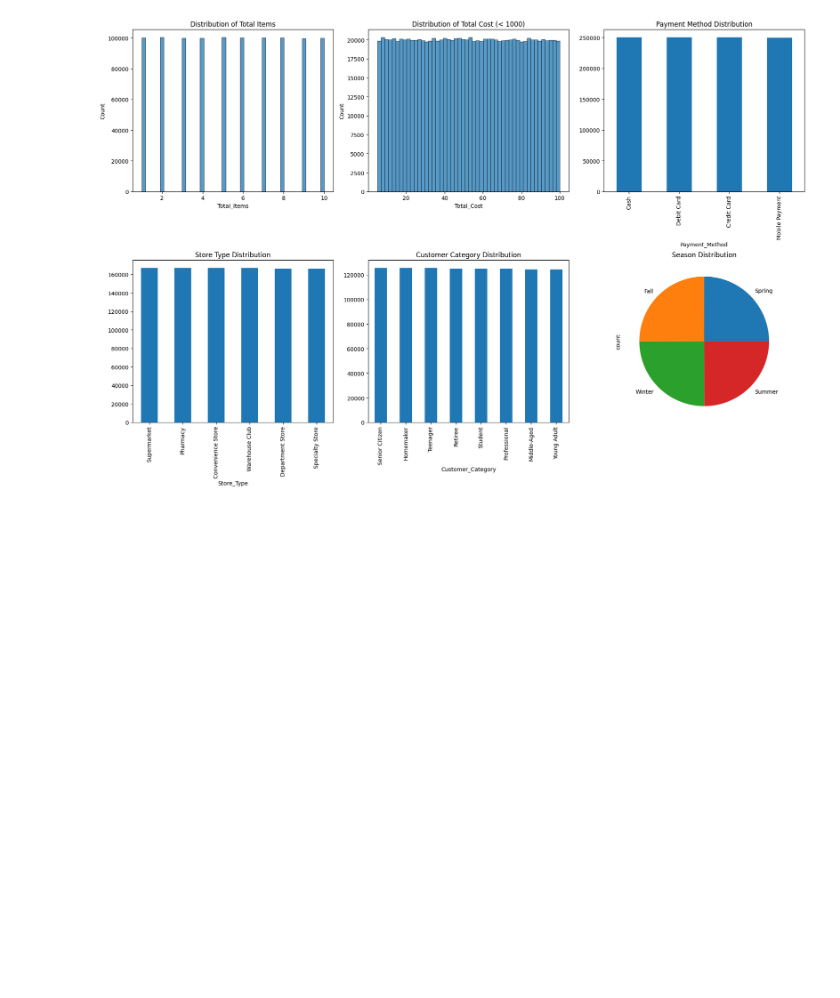
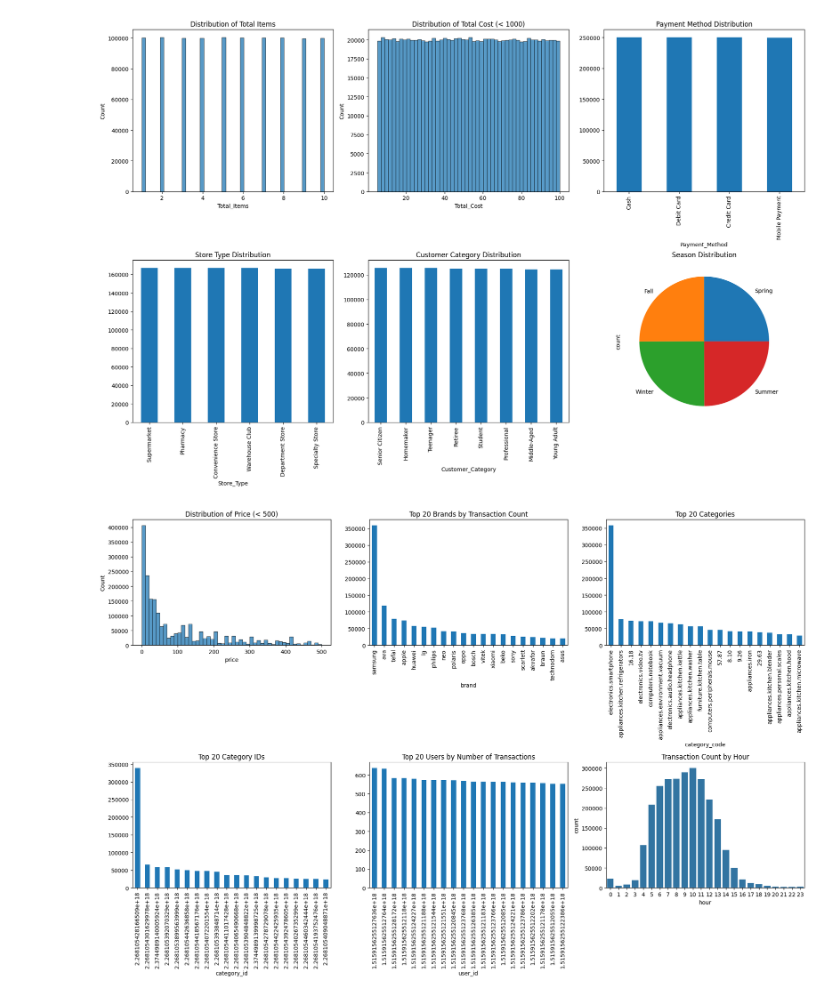
Before and after one commit to isyraffajar/Capstone-Asah, a Jupyter notebook: EDA.ipynb, the cells around one changed output. Drawn from its saved outputs; the diff is of its cells as text; code cells hidden in the pictures; blank space fills up the shorter version.

```diff
--- a/EDA.ipynb
+++ b/EDA.ipynb
@@ -44,3 +44,38 @@ plt.tight_layout()
 plt.show()
 # %% [output]
 [figure]
+# %%
+df = pd.read_csv("../Dataset/kz.csv")
+
+fig, axes = plt.subplots(2, 3, figsize=(18, 12))
+
+# 1. Distribusi Price
+sns.histplot(df[df['price'] < 500]['price'], bins=50, ax=axes[0,0])
+axes[0,0].set_title('Distribution of Price (< 500)')
+
+# 2. Jumlah transaksi per brand
+df['brand'].value_counts().head(20).plot(kind='bar', ax=axes[0,1])
+axes[0,1].set_title('Top 20 Brands by Transaction Count')
+
+# 3. Jumlah transaksi per category_code
+df['category_code'].value_counts().head(20).plot(kind='bar', ax=axes[0,2])
+axes[0,2].set_title('Top 20 Categories')
+
+# 4. Jumlah transaksi per category_id
+df['category_id'].value_counts().head(20).plot(kind='bar', ax=axes[1,0])
+axes[1,0].set_title('Top 20 Category IDs')
+
+# 5. Jumlah transaksi per user
+df['user_id'].value_counts().head(20).plot(kind='bar', ax=axes[1,1])
+axes[1,1].set_title('Top 20 Users by Number of Transactions')
+
+# 6. Distribusi waktu transaksi (jam)
+df['event_time'] = pd.to_datetime(df['event_time'])
+df['hour'] = df['event_time'].dt.hour
+sns.countplot(x=df['hour'], ax=axes[1,2])
+axes[1,2].set_title('Transaction Count by Hour')
+
+plt.tight_layout()
+plt.show()
+# %% [output]
+[figure, added]
```
